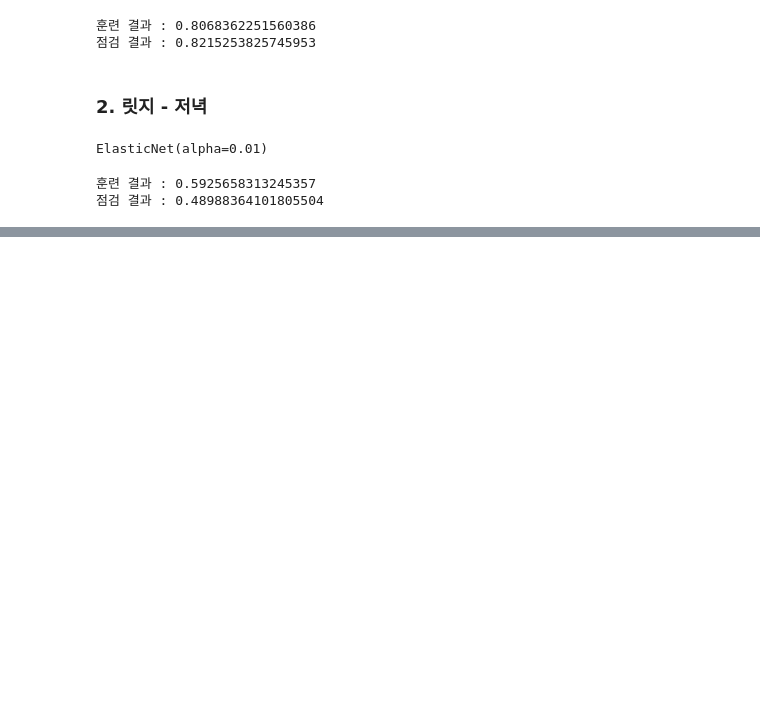
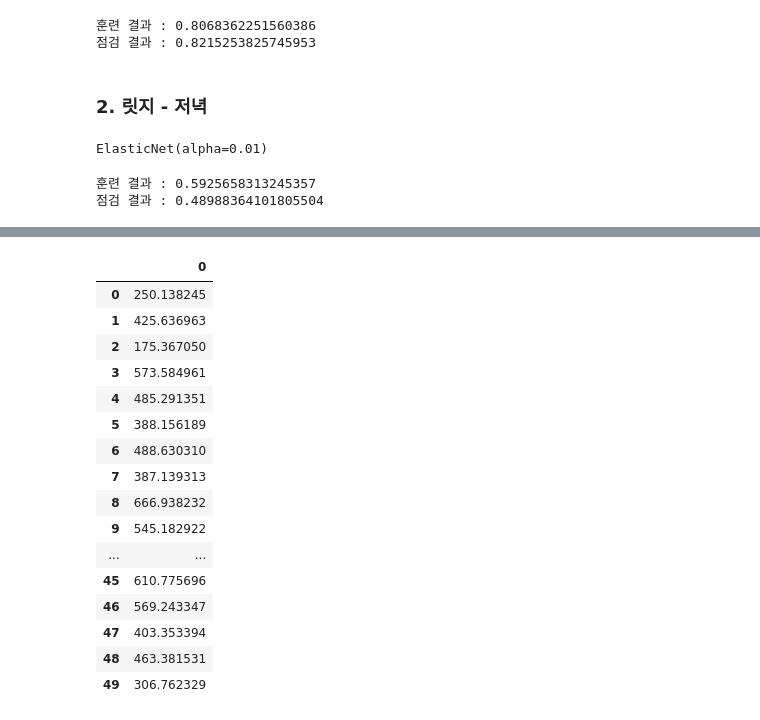
Before and after one commit to obilige/Team3, a Jupyter notebook: team/jeong/jaehoon_ML onehot.ipynb, the cells around one changed output, grey strips where cells are left out. Cells and saved outputs as stored; diff of their text form; code cells hidden in the pictures; blank space fills up the shorter version.

```diff
--- a/team/jeong/jaehoon_ML onehot.ipynb
+++ b/team/jeong/jaehoon_ML onehot.ipynb
@@ -587,0 +684,7 @@ print("점검 결과 : {}".format(model.score(dinner_X_test, dinner_y_test)))
+# %%
+#### dinner
+
+df = pd.read_csv("data/dinner_test_encoding.csv")
+
+df = split_forecast(df)
+dinner_forecast = equal_columns(dinner_train, df)
@@ -587,0 +718,24 @@ print("점검 결과 : {}".format(model.score(dinner_X_test, dinner_y_test)))
+# %%
+#### dinner
+xgbr_dinner.fit(dinner_train, dinner_target)
+dinner_forecast = xgbr_dinner.predict(dinner_forecast)
+dinner_forecast = pd.DataFrame(dinner_forecast)
+dinner_forecast
+# %% [output]
+|  | 0 |
+| 0 | 250.138245 |
+| 1 | 425.636963 |
+| 2 | 175.367050 |
+| 3 | 573.584961 |
+| 4 | 485.291351 |
+| 5 | 388.156189 |
+| 6 | 488.630310 |
+| 7 | 387.139313 |
+| 8 | 666.938232 |
+| 9 | 545.182922 |
+| ... | ... |
+| 45 | 610.775696 |
+| 46 | 569.243347 |
+| 47 | 403.353394 |
+| 48 | 463.381531 |
+| 49 | 306.762329 |
```
Also changed, not shown: parts of 16 cells of this notebook.
